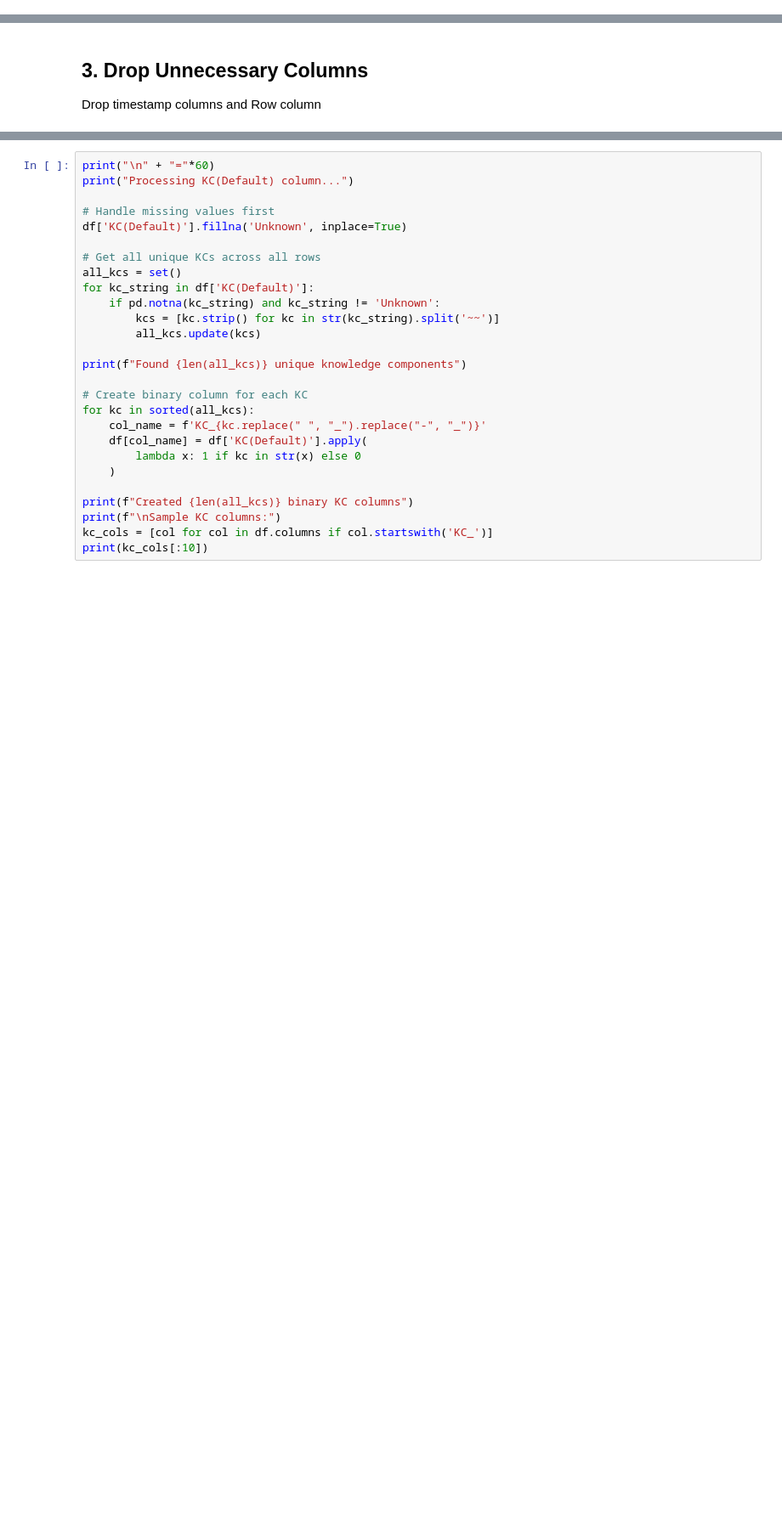
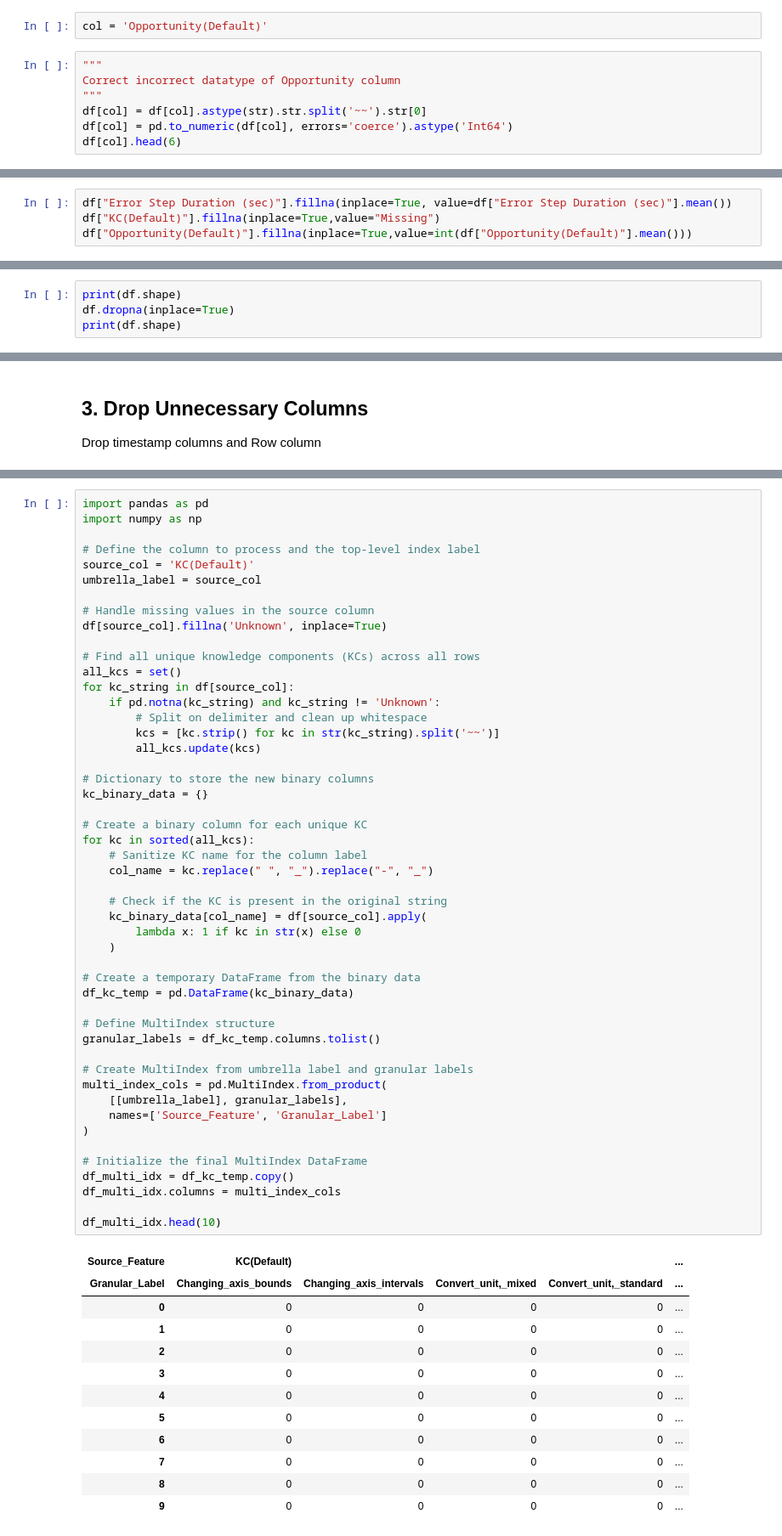
Before and after one commit to BlockchainDlamini/COS781_Data_Mining_Project, a Jupyter notebook: preprocessing.ipynb, the cells around one changed output, grey strips where cells are left out. Shown: that part at 85% size. Saved outputs shown, nothing was run; the diff lists cells and outputs as text; blank space fills up the shorter version.

```diff
--- a/preprocessing.ipynb
+++ b/preprocessing.ipynb
@@ -85,0 +49,9 @@ Filled Correct Transaction Time missing values with -1
+# %%
+col = 'Opportunity(Default)'
+# %%
+"""
+Correct incorrect datatype of Opportunity column
+"""
+df[col] = df[col].astype(str).str.split('~~').str[0]
+df[col] = pd.to_numeric(df[col], errors='coerce').astype('Int64')
+df[col].head(6)
@@ -85,0 +95,4 @@ Filled Correct Transaction Time missing values with -1
+# %%
+df["Error Step Duration (sec)"].fillna(inplace=True, value=df["Error Step Duration (sec)"].mean())
+df["KC(Default)"].fillna(inplace=True,value="Missing")
+df["Opportunity(Default)"].fillna(inplace=True,value=int(df["Opportunity(Default)"].mean()))
@@ -85,0 +122,4 @@ Filled Correct Transaction Time missing values with -1
+# %%
+print(df.shape)
+df.dropna(inplace=True)
+print(df.shape)
@@ -261,29 +244,63 @@ Name: Engagement_Level, dtype: float64
 Split multi-valued KC column into binary columns for each knowledge component
 # %%
-print("\n" + "="*60)
-print("Processing KC(Default) column...")
+import pandas as pd
+import numpy as np
 
-# Handle missing values first
-df['KC(Default)'].fillna('Unknown', inplace=True)
+# Define the column to process and the top-level index label
+source_col = 'KC(Default)'
+umbrella_label = source_col
 
-# Get all unique KCs across all rows
+# Handle missing values in the source column
+df[source_col].fillna('Unknown', inplace=True)
+
+# Find all unique knowledge components (KCs) across all rows
 all_kcs = set()
-for kc_string in df['KC(Default)']:
+for kc_string in df[source_col]:
     if pd.notna(kc_string) and kc_string != 'Unknown':
+        # Split on delimiter and clean up whitespace
         kcs = [kc.strip() for kc in str(kc_string).split('~~')]
         all_kcs.update(kcs)
 
-print(f"Found {len(all_kcs)} unique knowledge components")
+# Dictionary to store the new binary columns
+kc_binary_data = {}
 
-# Create binary column for each KC
+# Create a binary column for each unique KC
 for kc in sorted(all_kcs):
-    col_name = f'KC_{kc.replace(" ", "_").replace("-", "_")}'
-    df[col_name] = df['KC(Default)'].apply(
+    # Sanitize KC name for the column label
+    col_name = kc.replace(" ", "_").replace("-", "_")
+
+    # Check if the KC is present in the original string
+    kc_binary_data[col_name] = df[source_col].apply(
         lambda x: 1 if kc in str(x) else 0
     )
 
-print(f"Created {len(all_kcs)} binary KC columns")
-print(f"\nSample KC columns:")
-kc_cols = [col for col in df.columns if col.startswith('KC_')]
-print(kc_cols[:10])
+# Create a temporary DataFrame from the binary data
+df_kc_temp = pd.DataFrame(kc_binary_data)
+
+# Define MultiIndex structure
+granular_labels = df_kc_temp.columns.tolist()
+
+# Create MultiIndex from umbrella label and granular labels
+multi_index_cols = pd.MultiIndex.from_product(
+    [[umbrella_label], granular_labels],
+    names=['Source_Feature', 'Granular_Label']
+)
+
+# Initialize the final MultiIndex DataFrame
+df_multi_idx = df_kc_temp.copy()
+df_multi_idx.columns = multi_index_cols
+
+df_multi_idx.head(10)
 # %% [output]
+| Source_Feature | KC(Default) |  |  |  | ... |
+| Granular_Label | Changing_axis_bounds | Changing_axis_intervals | Convert_unit,_mixed | Convert_unit,_standard | ... |
+| 0 | 0 | 0 | 0 | 0 | ... |
+| 1 | 0 | 0 | 0 | 0 | ... |
+| 2 | 0 | 0 | 0 | 0 | ... |
+| 3 | 0 | 0 | 0 | 0 | ... |
+| 4 | 0 | 0 | 0 | 0 | ... |
+| 5 | 0 | 0 | 0 | 0 | ... |
+| 6 | 0 | 0 | 0 | 0 | ... |
+| 7 | 0 | 0 | 0 | 0 | ... |
+| 8 | 0 | 0 | 0 | 0 | ... |
+| 9 | 0 | 0 | 0 | 0 | ... |
```
Also changed, not shown: parts of 43 cells of this notebook, 12 other files.
